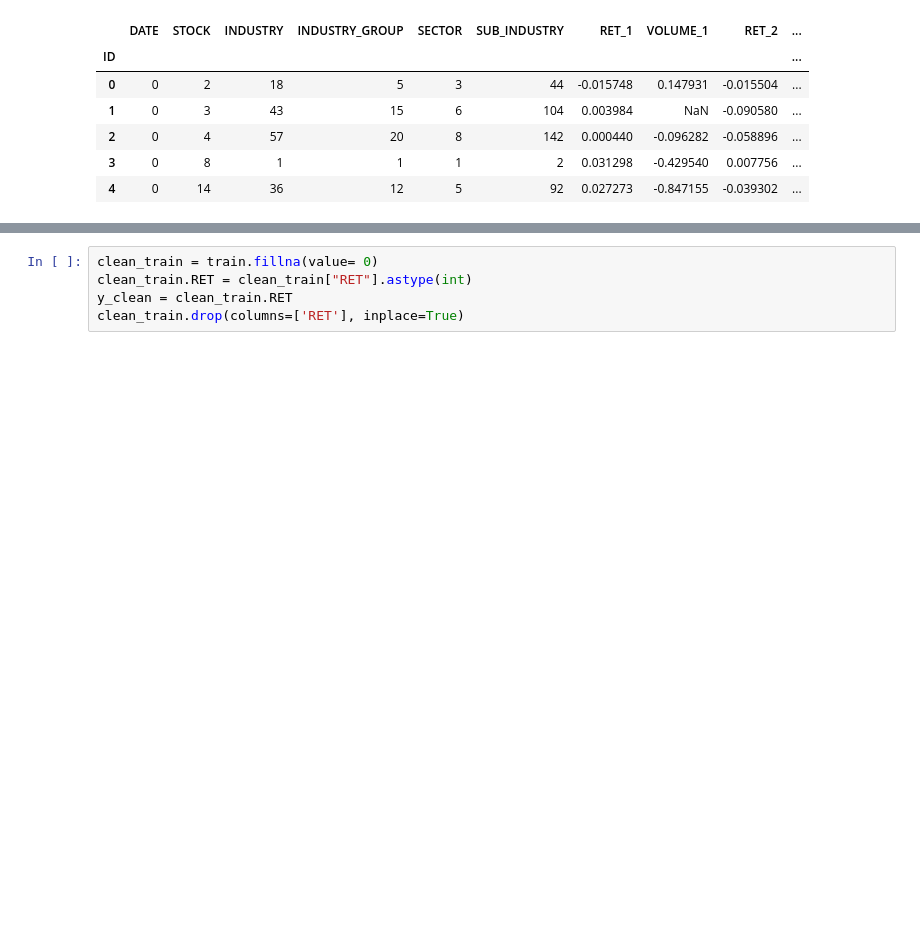
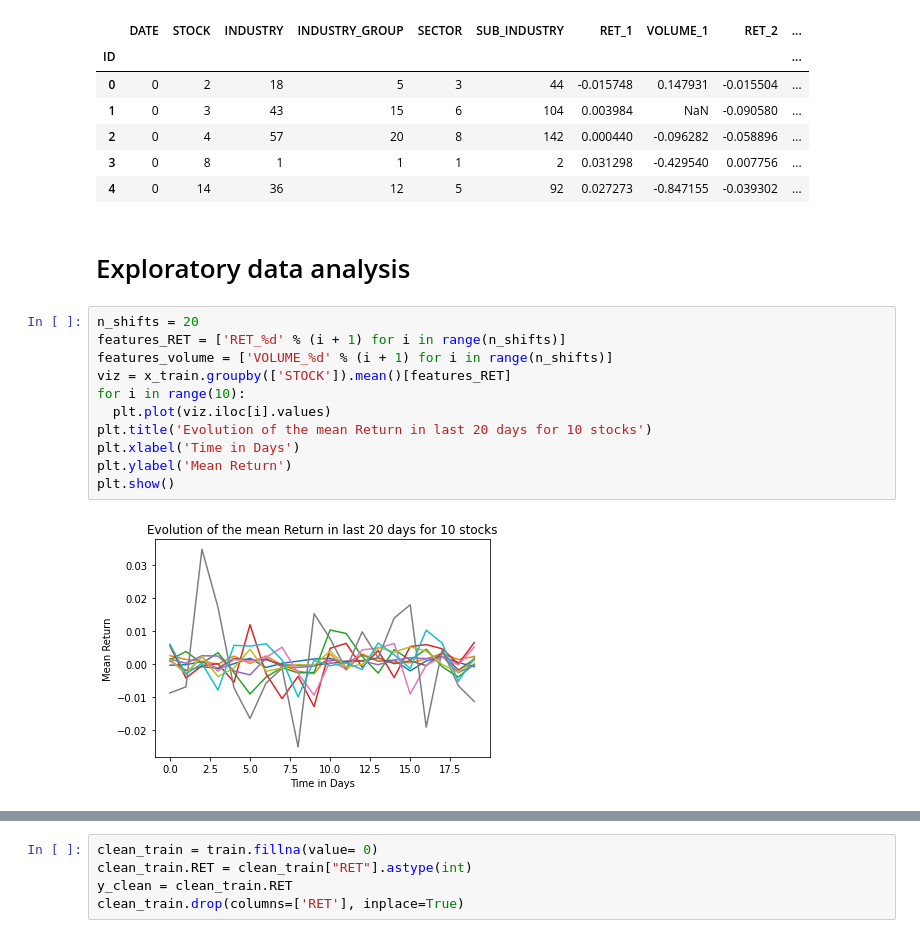
Before and after one commit to Rhanbouri/Stock-Return-Prediction, a Jupyter notebook: QRT.ipynb, the cells around one changed output, grey strips where cells are left out. Saved outputs shown, nothing was run; the diff lists cells and outputs as text; blank space fills up the shorter version.

```diff
--- a/QRT.ipynb
+++ b/QRT.ipynb
@@ -42,3 +42,18 @@ train.head()
 | 2 | 0 | 4 | 57 | 20 | 8 | 142 | 0.000440 | -0.096282 | -0.058896 | ... |
 | 3 | 0 | 8 | 1 | 1 | 1 | 2 | 0.031298 | -0.429540 | 0.007756 | ... |
 | 4 | 0 | 14 | 36 | 12 | 5 | 92 | 0.027273 | -0.847155 | -0.039302 | ... |
+# %% [markdown]
+# Exploratory data analysis
+# %%
+n_shifts = 20
+features_RET = ['RET_%d' % (i + 1) for i in range(n_shifts)]
+features_volume = ['VOLUME_%d' % (i + 1) for i in range(n_shifts)]
+viz = x_train.groupby(['STOCK']).mean()[features_RET]
+for i in range(10):
+  plt.plot(viz.iloc[i].values)
+plt.title('Evolution of the mean Return in last 20 days for 10 stocks')
+plt.xlabel('Time in Days')
+plt.ylabel('Mean Return')
+plt.show()
+# %% [output]
+[figure, added]
```
Also changed, not shown: parts of 29 cells of this notebook.
